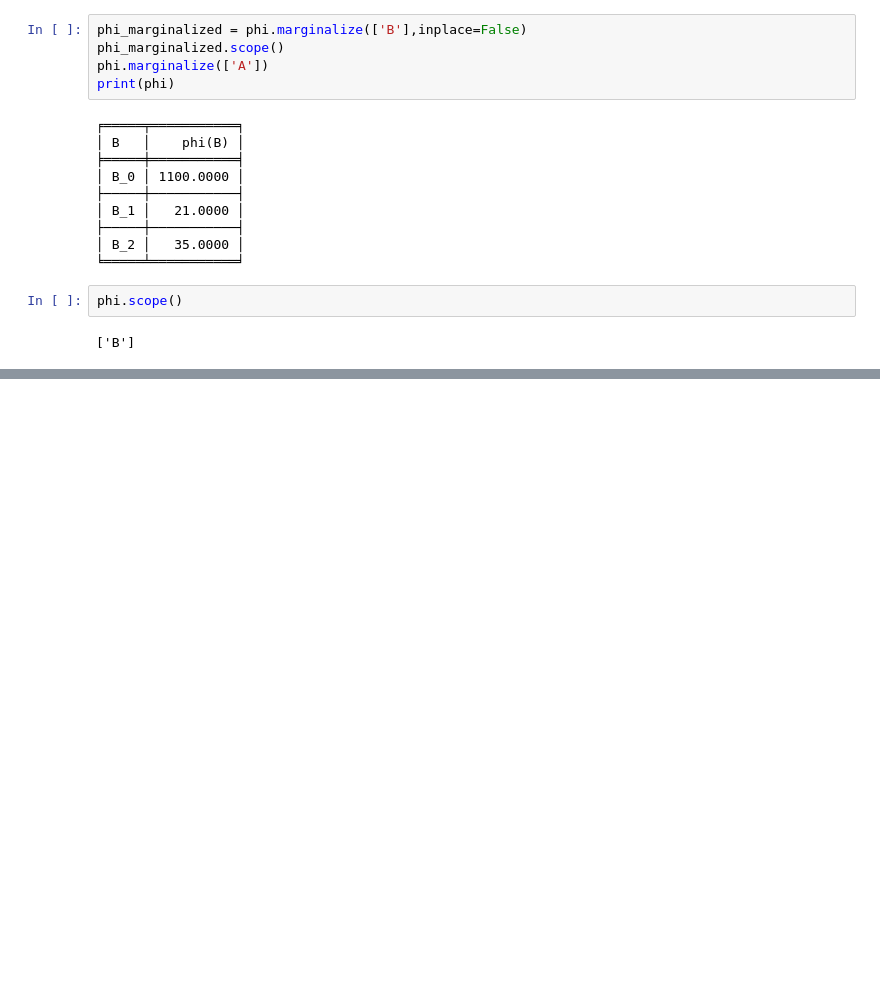
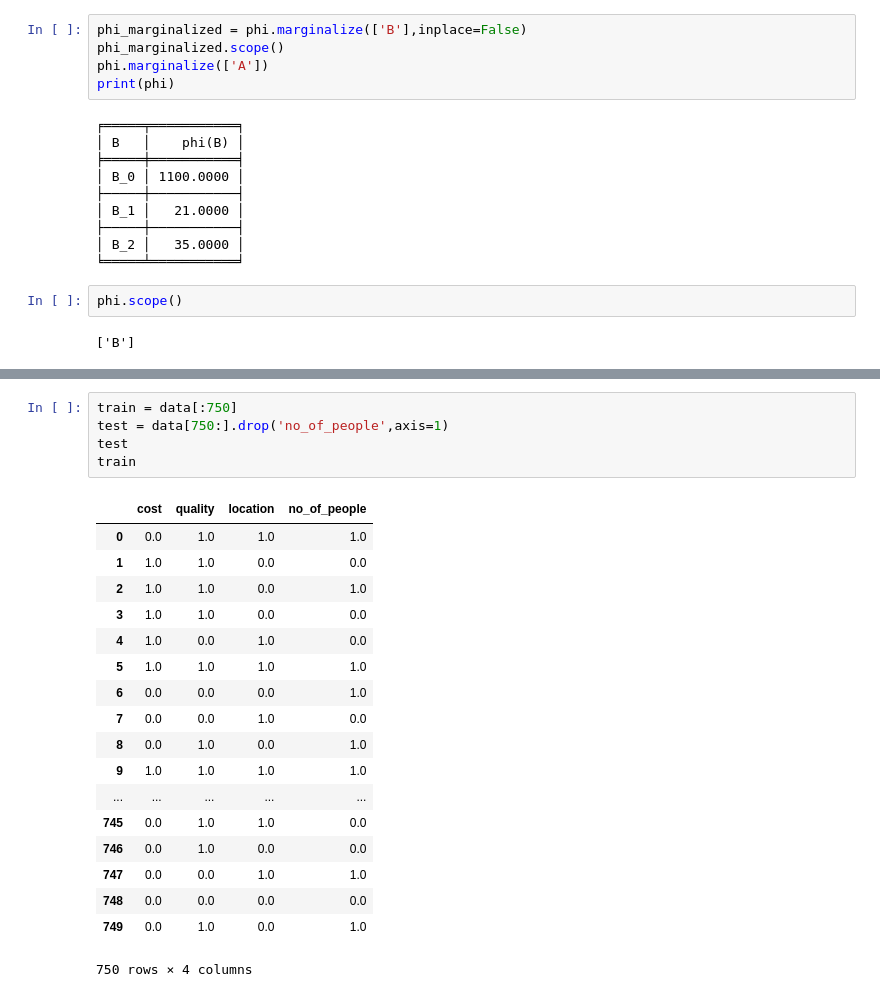
Before and after one commit to ix9527/PGM, a Jupyter notebook: PGM_py.ipynb, the cells around one changed output, grey strips where cells are left out. Drawn from its saved outputs; the diff is of its cells as text; blank space fills up the shorter version.

```diff
--- a/PGM_py.ipynb
+++ b/PGM_py.ipynb
@@ -221,0 +443,24 @@ print(price_marginalized)
+# %%
+train = data[:750]
+test = data[750:].drop('no_of_people',axis=1)
+test
+train
+# %% [output]
+|  | cost | quality | location | no_of_people |
+| 0 | 0.0 | 1.0 | 1.0 | 1.0 |
+| 1 | 1.0 | 1.0 | 0.0 | 0.0 |
+| 2 | 1.0 | 1.0 | 0.0 | 1.0 |
+| 3 | 1.0 | 1.0 | 0.0 | 0.0 |
+| 4 | 1.0 | 0.0 | 1.0 | 0.0 |
+| 5 | 1.0 | 1.0 | 1.0 | 1.0 |
+| 6 | 0.0 | 0.0 | 0.0 | 1.0 |
+| 7 | 0.0 | 0.0 | 1.0 | 0.0 |
+| 8 | 0.0 | 1.0 | 0.0 | 1.0 |
+| 9 | 1.0 | 1.0 | 1.0 | 1.0 |
+| ... | ... | ... | ... | ... |
+| 745 | 0.0 | 1.0 | 1.0 | 0.0 |
+| 746 | 0.0 | 1.0 | 0.0 | 0.0 |
+| 747 | 0.0 | 0.0 | 1.0 | 1.0 |
+| 748 | 0.0 | 0.0 | 0.0 | 0.0 |
+| 749 | 0.0 | 1.0 | 0.0 | 1.0 |
+750 rows × 4 columns
```
Also changed, not shown: parts of 18 cells of this notebook.
